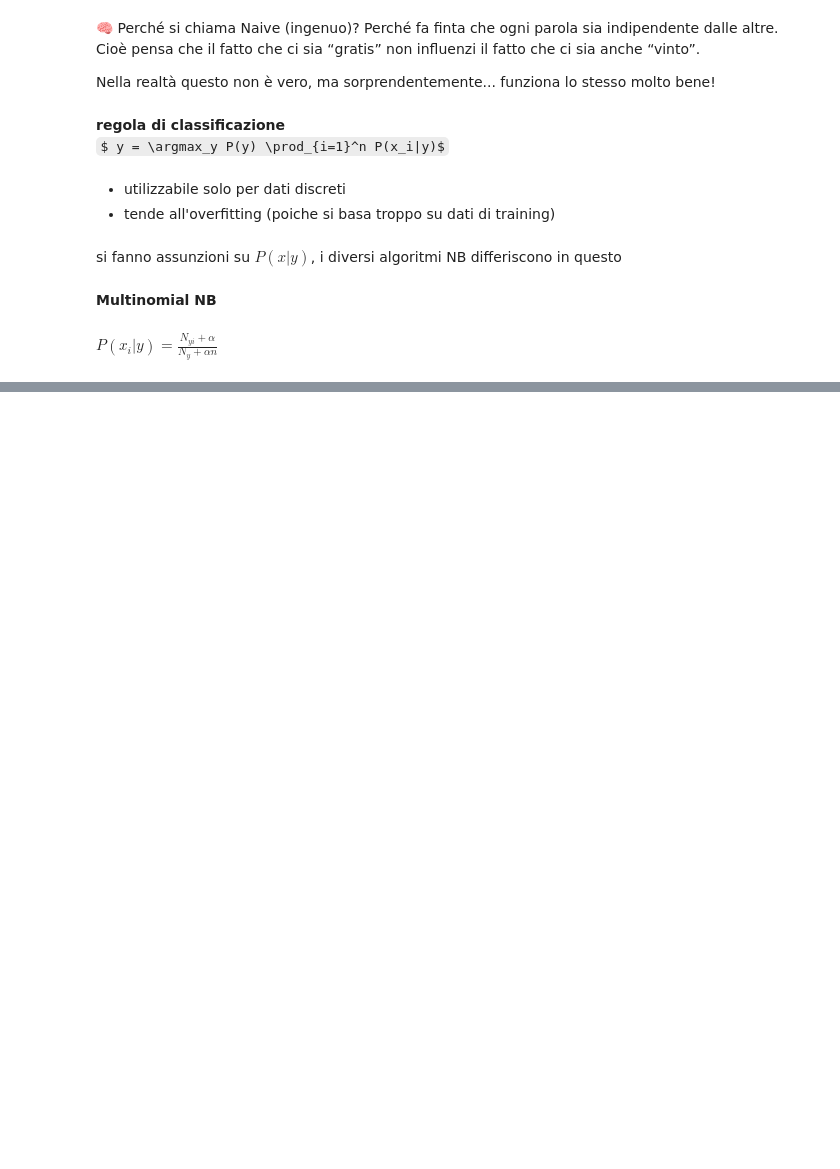
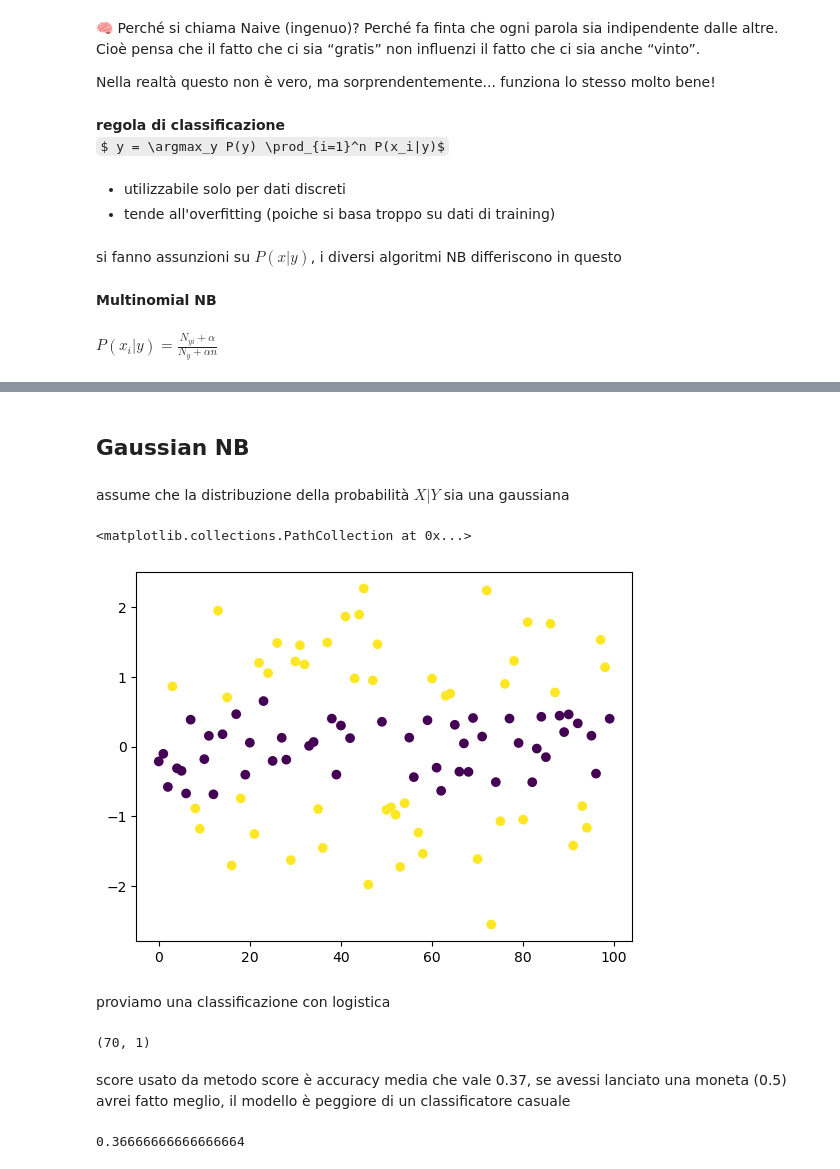
Before and after one commit to adanfindo/ProAI, a Jupyter notebook: AI_developer/Naive_Bayes.ipynb, the cells around one changed output, grey strips where cells are left out. Saved outputs shown, nothing was run; the diff lists cells and outputs as text; code cells hidden in the pictures; some formulas as TeX source; blank space fills up the shorter version.

```diff
--- a/AI_developer/Naive_Bayes.ipynb
+++ b/AI_developer/Naive_Bayes.ipynb
@@ -69,0 +111,4 @@ valido per dati multinomiali
+# %% [markdown]
+## Gaussian NB
+# %% [markdown]
+assume che la distribuzione della probabilità $X|Y$ sia una gaussiana
@@ -69,0 +117,26 @@ valido per dati multinomiali
+# %%
+X, y = make_gaussian_quantiles(
+    n_features=1,
+    n_classes=2,
+    random_state=RANDOM_SEED
+)
+
+plt.scatter(np.arange(X.shape[0]), X, c=y)
+# %% [output]
+<matplotlib.collections.PathCollection at 0x...>
+[figure, added]
+# %% [markdown]
+proviamo una classificazione con logistica
+# %%
+X_train, X_test, y_train, y_test = train_test_split(X, y, test_size=.3, random_state=RANDOM_SEED)
+X_train.shape
+# %% [output]
+(70, 1)
+# %% [markdown]
+score usato da metodo score è accuracy media che vale 0.37, se avessi lanciato una moneta (0.5) avrei fatto meglio, il modello è peggiore di un classificatore casuale
+# %%
+lr = LogisticRegression()
+lr.fit(X_train, y_train)
+lr.score(X_test, y_test)
+# %% [output]
+0.36666666666666664
```
Also changed, not shown: parts of 36 cells of this notebook.
